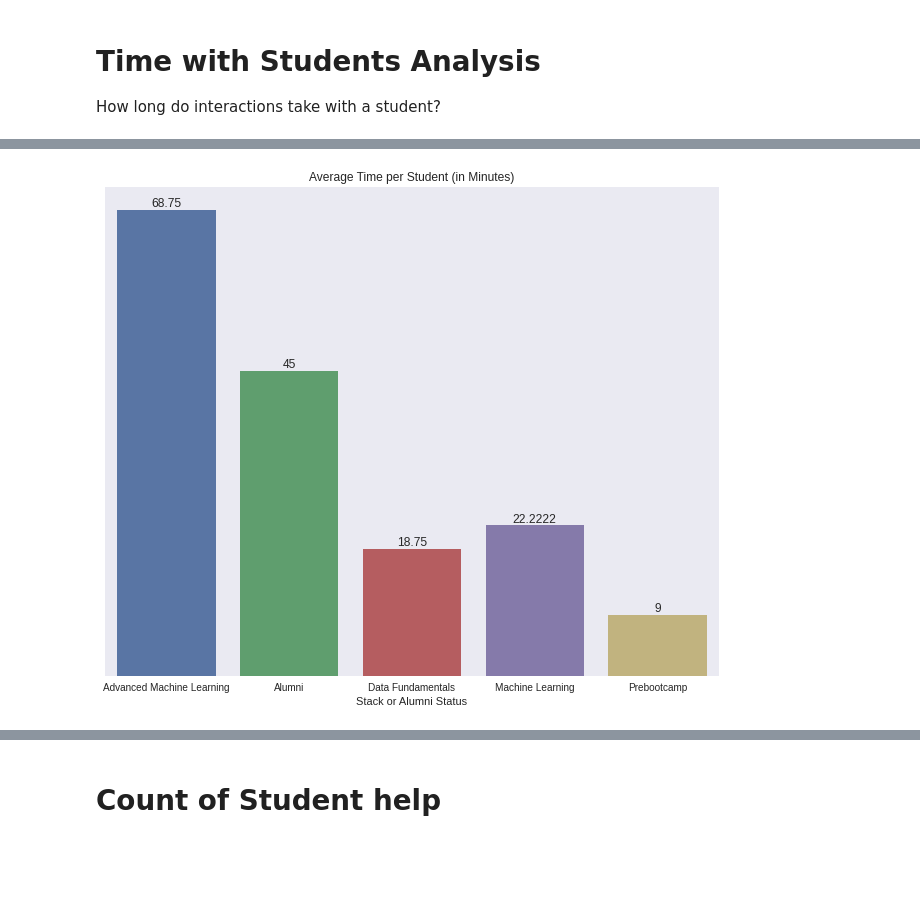
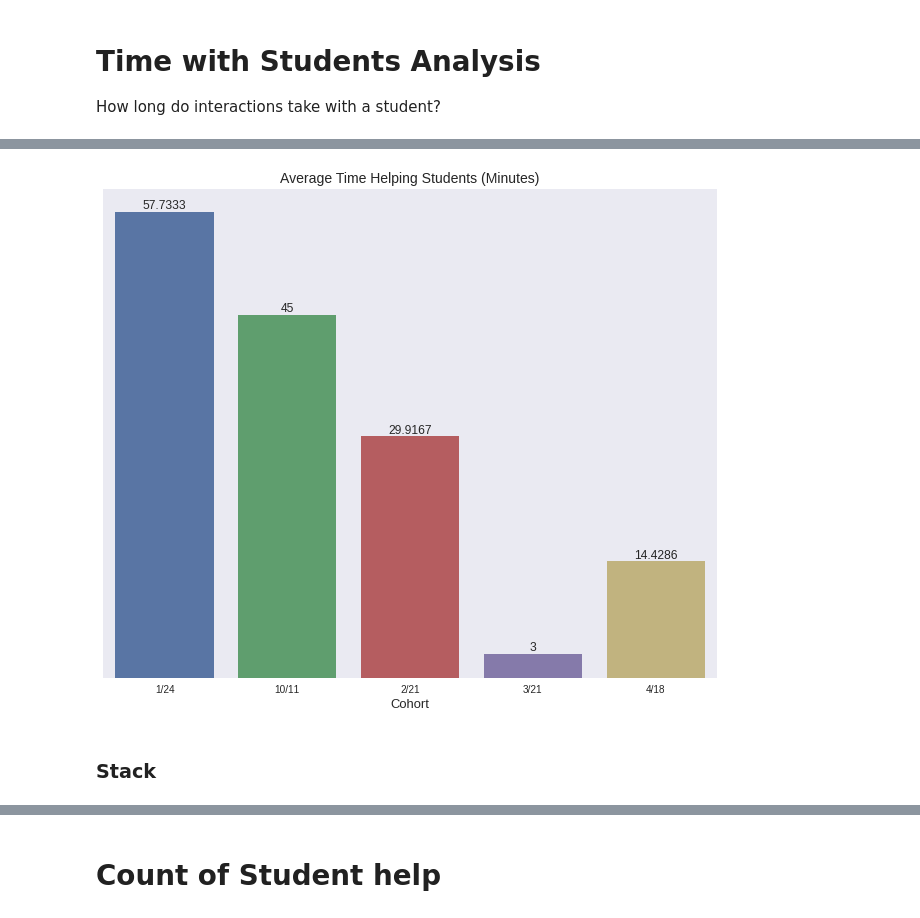
Before and after one commit to sachsac/teaching_data, a Jupyter notebook: TA_Hours_Analysis.ipynb, the cells around one changed output, grey strips where cells are left out. Cells and saved outputs as stored; diff of their text form; code cells hidden in the pictures; blank space fills up the shorter version.

```diff
--- a/TA_Hours_Analysis.ipynb
+++ b/TA_Hours_Analysis.ipynb
@@ -323,14 +343,16 @@ Name: Total Time helping (mins), dtype: float64
 # %%
-stack_time = time_df.groupby('Stack')['Total Time helping (mins)'].mean()
-ax = sns.barplot(x = stack_time.index,
-                 y = stack_time.values,
-                 ci = None) #
+cohort_avg_time = time_df.groupby('Cohort')['Total Time helping (mins)'].mean()
+ax = sns.barplot(x = cohort_avg_time.index,
+                 y = cohort_avg_time.values,
+                 ci = None)
 ax.bar_label(ax.containers[0])
 ax.get_yaxis().set_visible(False) #hide y-axis
-plt.xlabel('Stack or Alumni Status')
-plt.title('Average Time per Student (in Minutes)');
+plt.xlabel('Cohort', fontsize = 13)
+plt.title('Average Time Helping Students (Minutes)', fontsize = 14);
 # %% [output]
-[figure, old version]
+[figure, new version]
+# %% [markdown]
+### Stack
 # %%
 stack_time = time_df.groupby('Stack')['Total Time helping (mins)'].sum()
 ax = sns.barplot(x = stack_time.index,
```
Also changed, not shown: parts of 42 cells of this notebook.
